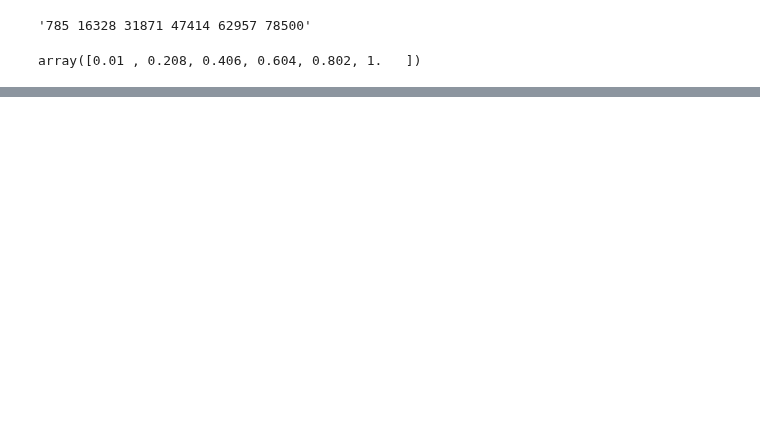
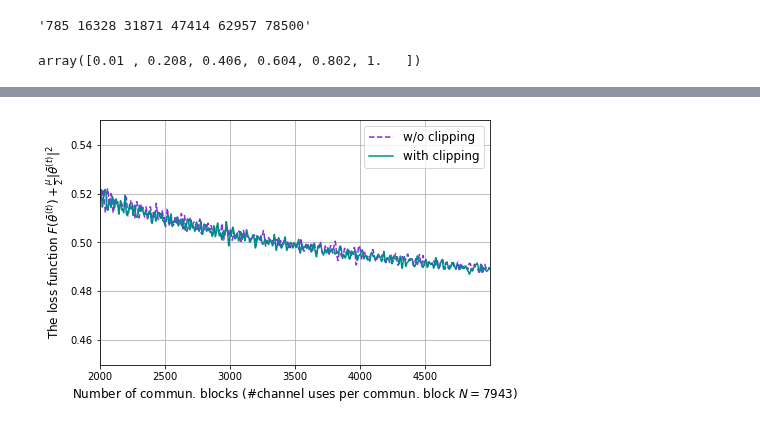
Before and after one commit to Fuzzy-Face/JSAC_FL, a Jupyter notebook: temp.ipynb, the cells around one changed output, grey strips where cells are left out. Saved outputs shown, nothing was run; the diff lists cells and outputs as text; code cells hidden in the pictures; blank space fills up the shorter version.

```diff
--- a/temp.ipynb
+++ b/temp.ipynb
@@ -475,0 +526,26 @@ array([0.01 , 0.208, 0.406, 0.604, 0.802, 1.   ])
+# %%
+path='../repo_jv/data/simulations/'
+losseses = pickle.load( open('{}losseses_SCHEME_5_P_0.0001_N_7943_rho_a_500.00_zeta0_0.0100_rho_a_prime_100.00.pkl'.format(path), 'rb') )
+losseses = np.array(losseses).squeeze()
+df = pd.DataFrame(losseses, columns = ['Device_{}'.format(i + 1) for i in range(K)] )
+
+losseses = pickle.load( open('{}losseses_SCHEME_5_P_0.0001_N_7943_rho_a_500.00_zeta0_0.0100_rho_a_prime_100.00_with_clip.pkl'.format(path), 'rb') )
+losseses = np.array(losseses).squeeze()
+df_with_clip = pd.DataFrame(losseses, columns = ['Device_{}'.format(i + 1) for i in range(K)] )
+
+fig, ax = plt.subplots(figsize = (7.0,4.5))
+df.rolling(window = 5).mean().mean(axis = 1).plot(style = '--', color = 'blueviolet', label = 'w/o clipping')
+df_with_clip.rolling(window = 5).mean().mean(axis = 1).plot(color = 'darkcyan', label = 'with clipping')
+
+plt.xlabel(r'Number of commun. blocks (#channel uses per commun. block $N = 7943$)', fontsize = 12)
+plt.ylabel(r'The loss function $F(\bar{\theta}^{(t)}) + \frac{\mu}{2}\|\bar{\theta}^{(t)}\|^2$', fontsize = 12)
+# plt.title(r'ER graph added to a star with $p = 0.1$ and $P_{\rm tot} = 13$dBm', fontsize = 14)
+plt.xlim((2000, 4999))
+plt.ylim((0.45, 0.55))
+plt.grid()
+
+plt.legend(loc = 'upper right', fontsize = 12)
+# plt.savefig('C:/Users/Helen/documents/visiting_research@KCL/D2D_DSGD/repo_jv/fig/comp_loss_vs_commun_star-based_med_N.pdf',format='pdf', dpi=600)
+plt.show()
+# %% [output]
+[figure, added]
```
Also changed, not shown: parts of 14 cells of this notebook, 4 other files.
